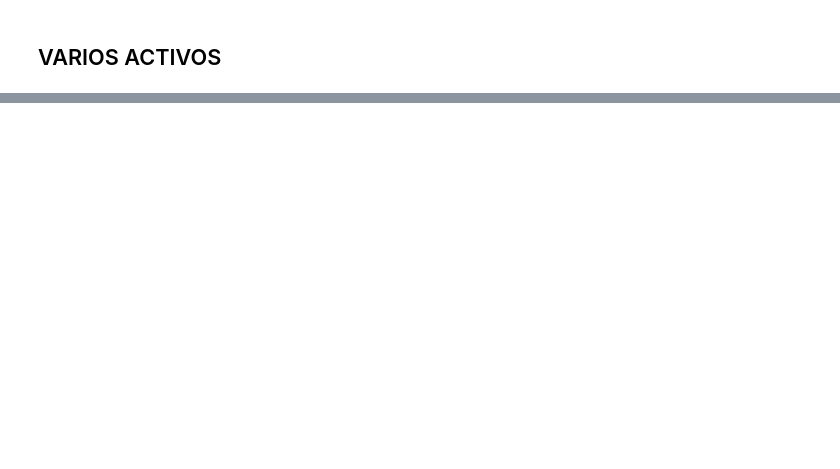
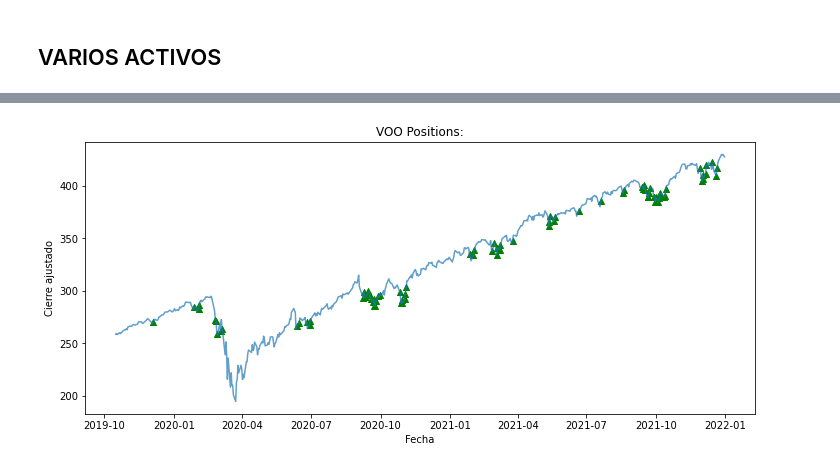
Before and after one commit to GustavodeAnda/PORTAFOLIOS2, a Jupyter notebook: RSI TRADING CHIDO.ipynb, the cells around one changed output, grey strips where cells are left out. Cells and saved outputs as stored; diff of their text form; code cells hidden in the pictures; blank space fills up the shorter version.

```diff
--- a/RSI TRADING CHIDO.ipynb
+++ b/RSI TRADING CHIDO.ipynb
@@ -28,4 +25,0 @@ stock = 'TSLA'
-# %%
-df = pd.DataFrame()
-df = RSIcalc(stock)
-df.query('Close > MA200 & RSI < 50')
@@ -160,13 +43,2 @@ Name: 115, dtype: float64
 # %% [markdown]
 ## VARIOS ACTIVOS
-# %%
-tickers = ['TSLA', 'AAPL', ' GOOG', 'AMZN', 'XOM', 'TQQQ', 'VOO']
-
-matrixsignals = []
-matrixprofits = []
-
-for i in range(len(tickers)):
-    frame = RSIcalc(tickers[i])
-    buy,sell = getSignals(frame)
-    Profits = (frame.loc[sell].Open.values - frame.loc[buy] / frame.loc[sell].Open.values)
-    matrixsignals.append(Profits)
@@ -175,0 +45,69 @@ ValueError: Unable to coerce to Series, length must be 15: given 116
+# %%
+# Elegir activo:
+stock = 'VOO'
+
+# Generar dataframe y calcular señales de compra:
+frame = RSIcalc(stock)
+Buy, Sell = getSignals(frame)
+
+# Calcular retornos de estrategia
+Profits = (frame.loc[Sell].Open.values - frame.loc[Buy].Open.values)/(frame.loc[Buy].Open.values)
+
+# Delimitar costos de mercado y capital inicial
+Comisiones = 0.0025
+capital = 1000000
+
+# Generar dataframe de retornos y utilidades
+dfr = pd.DataFrame()
+dfr['Rendimientos'] = Profits
+dfr['Utilidad'] = dfr['Rendimientos']-Comisiones
+
+# Generar columna de MONTO e INTERÉS COMPUESTO
+Monto = [capital]
+
+for i in range(len(dfr)):
+    valor = Monto[-1]*(1+dfr['Rendimientos'][i])
+    Monto.append(valor)
+
+    # se borra capital inicial de la lista de montos
+del Monto[0]
+dfr['Monto'] = np.round(Monto,3)
+
+# Graficamos cierre de activo con fechas de compra:
+plt.figure(figsize=(12,5))
+plt.scatter(frame.loc[Buy].index , frame.loc[Buy]['Adj Close'], marker='^',c='g')
+plt.plot(frame['Adj Close'], alpha=0.7)
+plt.xlabel('Fecha')
+plt.ylabel('Cierre ajustado')
+plt.title(str(stock)+ ' Positions:')
+plt.show()
+
+# Graficamos retorno generado por número de posición:
+plt.bar(dfr.index, dfr.Rendimientos,width=0.6)
+plt.xlabel("Posición")
+plt.ylabel("Rendimientos")
+plt.title("Rendimiento por posición")
+plt.show()
+
+# Calculamos el número de victorias en la estrategia:
+wins = [i for i in Profits if i > 0]
+wins = len(wins)/len(Profits)
+
+# Calculamos utilidad final DESPUÉS DE IMPUESTOS
+impuestos = 0.1
+
+    # Encontramos monto final
+ultimo = dfr[['Monto']].iloc[-1]
+
+    # Restamos impuestos
+ultimo_VOO = ultimo * (1-impuestos)
+
+    # Lo convertimos en tasa comparado al capital inicial
+utilidad_VOO = (ultimo_VOO - capital) / capital
+
+# Mandamos todo a proyectar en la misma celda
+display(dfr,
+        'Victorias: '+str(np.round(wins,3)),
+        'Balance: '+str(np.round(ultimo,3)[0]),
+        'Utilidad: ' +str(np.round(utilidad_VOO,3)[0]))
+# %% [output]
@@ -175,0 +115 @@ ValueError: Unable to coerce to Series, length must be 15: given 116
+[figure, added]
```
Also changed, not shown: parts of 19 cells of this notebook.
